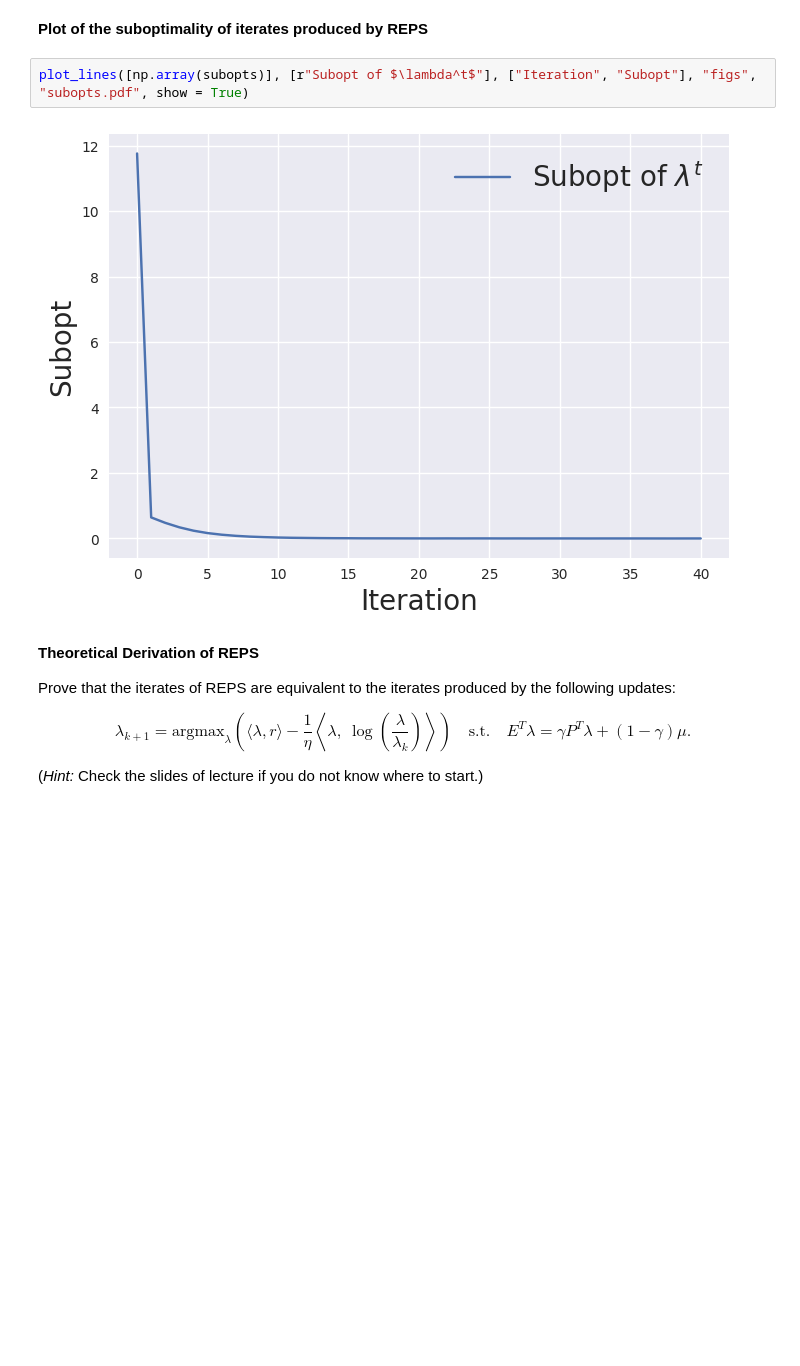
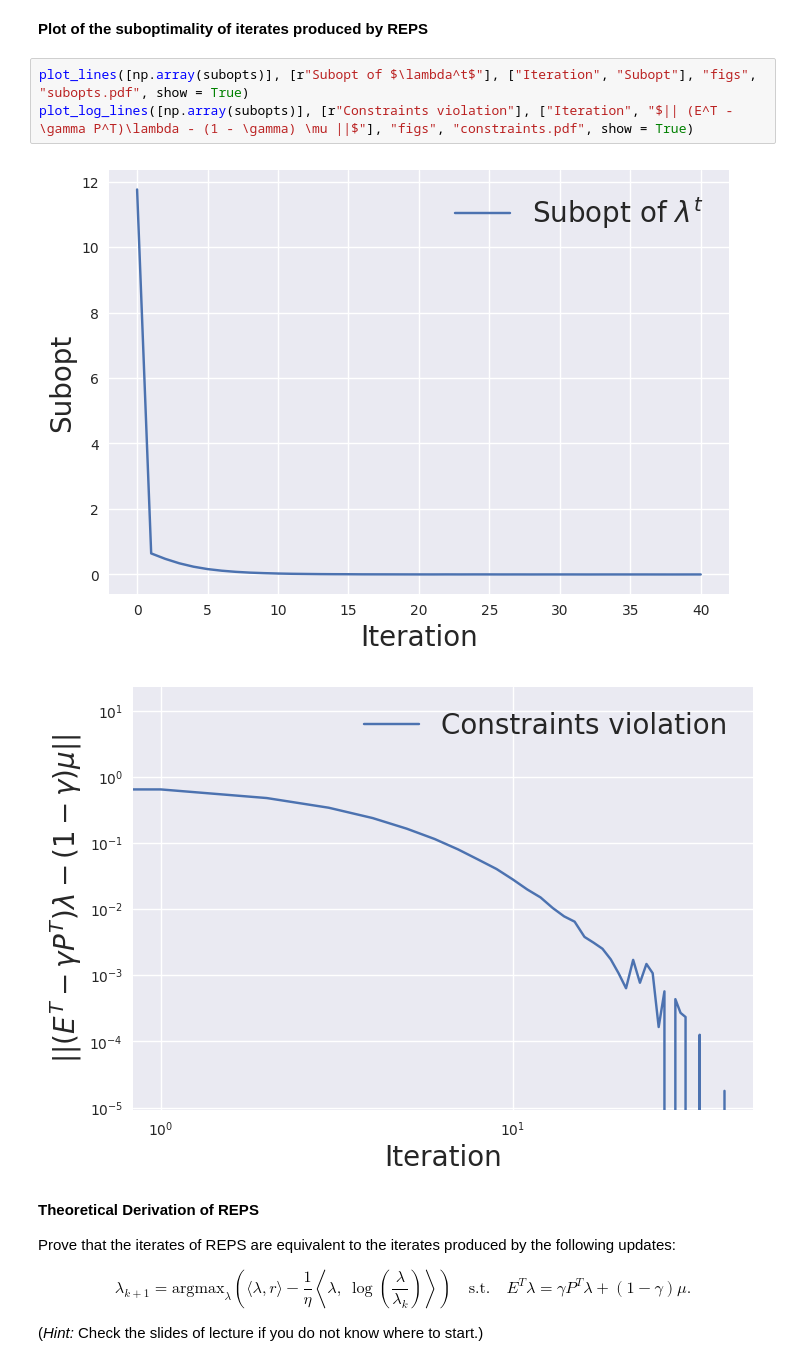
Before and after one commit to AaronDinesh/EE-568, a Jupyter notebook: Notebook_2/Assignment.ipynb, the cells around one changed output. Saved outputs shown, nothing was run; the diff lists cells and outputs as text; blank space fills up the shorter version.

```diff
--- a/Notebook_2/Assignment.ipynb
+++ b/Notebook_2/Assignment.ipynb
@@ -420,8 +429,10 @@ for k in range(K):
 **Plot of the suboptimality of iterates produced by REPS**
 # %%
 plot_lines([np.array(subopts)], [r"Subopt of $\lambda^t$"], ["Iteration", "Subopt"], "figs", "subopts.pdf", show = True)
+plot_log_lines([np.array(subopts)], [r"Constraints violation"], ["Iteration", "$|| (E^T - \gamma P^T)\lambda - (1 - \gamma) \mu ||$"], "figs", "constraints.pdf", show = True)
 # %% [output]
 [figure]
+[figure, added]
 # %% [markdown]
 **Theoretical Derivation of REPS**
 
```
Also changed, not shown: parts of 19 cells of this notebook.
